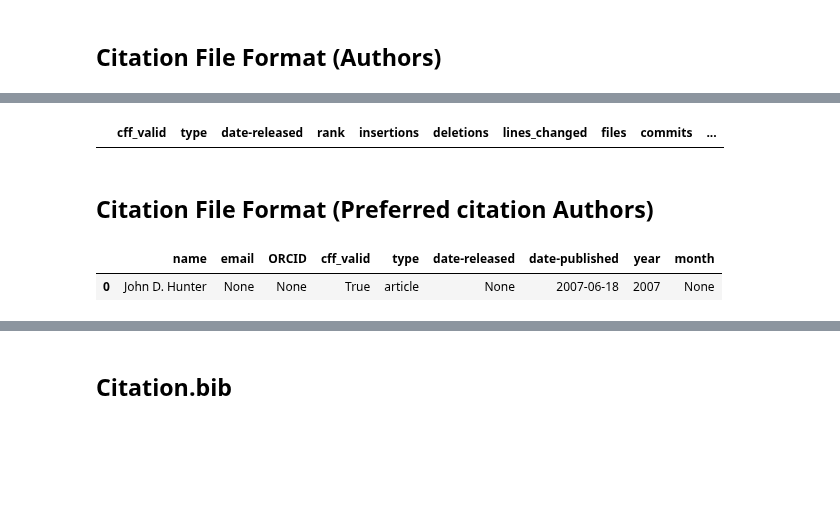
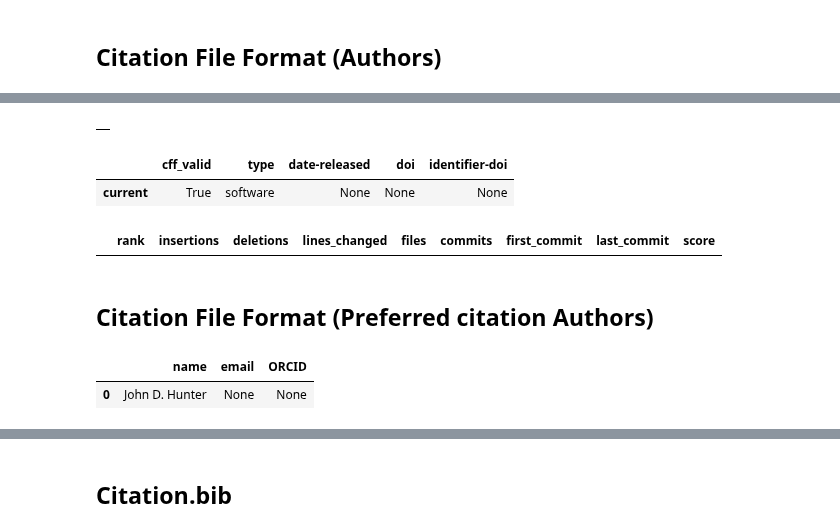
Before and after one commit to killi199/Master-Thesis, a Jupyter notebook: code/pypi.ipynb, the cells around one changed output, grey strips where cells are left out. Saved outputs shown, nothing was run; the diff lists cells and outputs as text; code cells hidden in the pictures; blank space fills up the shorter version.

```diff
--- a/code/pypi.ipynb
+++ b/code/pypi.ipynb
@@ -98,13 +95,23 @@ cff_df
+# %%
+cff_authors_df
+# %% [output]
+|  |
+# %%
+cff_df
+# %% [output]
+|  | cff_valid | type | date-released | doi | identifier-doi |
+| current | True | software | None | None | None |
 # %%
-result = functions.matching(cff_df, git_contributors_df)
+result = functions.matching(cff_authors_df, git_contributors_df)
 result
 # %% [output]
-|  | cff_valid | type | date-released | rank | insertions | deletions | lines_changed | files | commits | ... |
+|  | rank | insertions | deletions | lines_changed | files | commits | first_commit | last_commit | score |
 # %% [markdown]
 ## Citation File Format (Preferred citation Authors)
 # %%
-cff_df = functions.get_cff_preferred_citation_authors(owner, repo)
-cff_df
+cff_authors_df, cff_df = functions.get_cff_preferred_citation_data(owner, repo)
-# %% [output]
-|  | name | email | ORCID | cff_valid | type | date-released | date-published | year | month |
-| 0 | John D. Hunter | None | None | True | article | None | 2007-06-18 | 2007 | None |
+# %%
+cff_authors_df
+# %% [output]
+|  | name | email | ORCID |
+| 0 | John D. Hunter | None | None |
```
Also changed, not shown: parts of 7 cells of this notebook, 4 other files.
